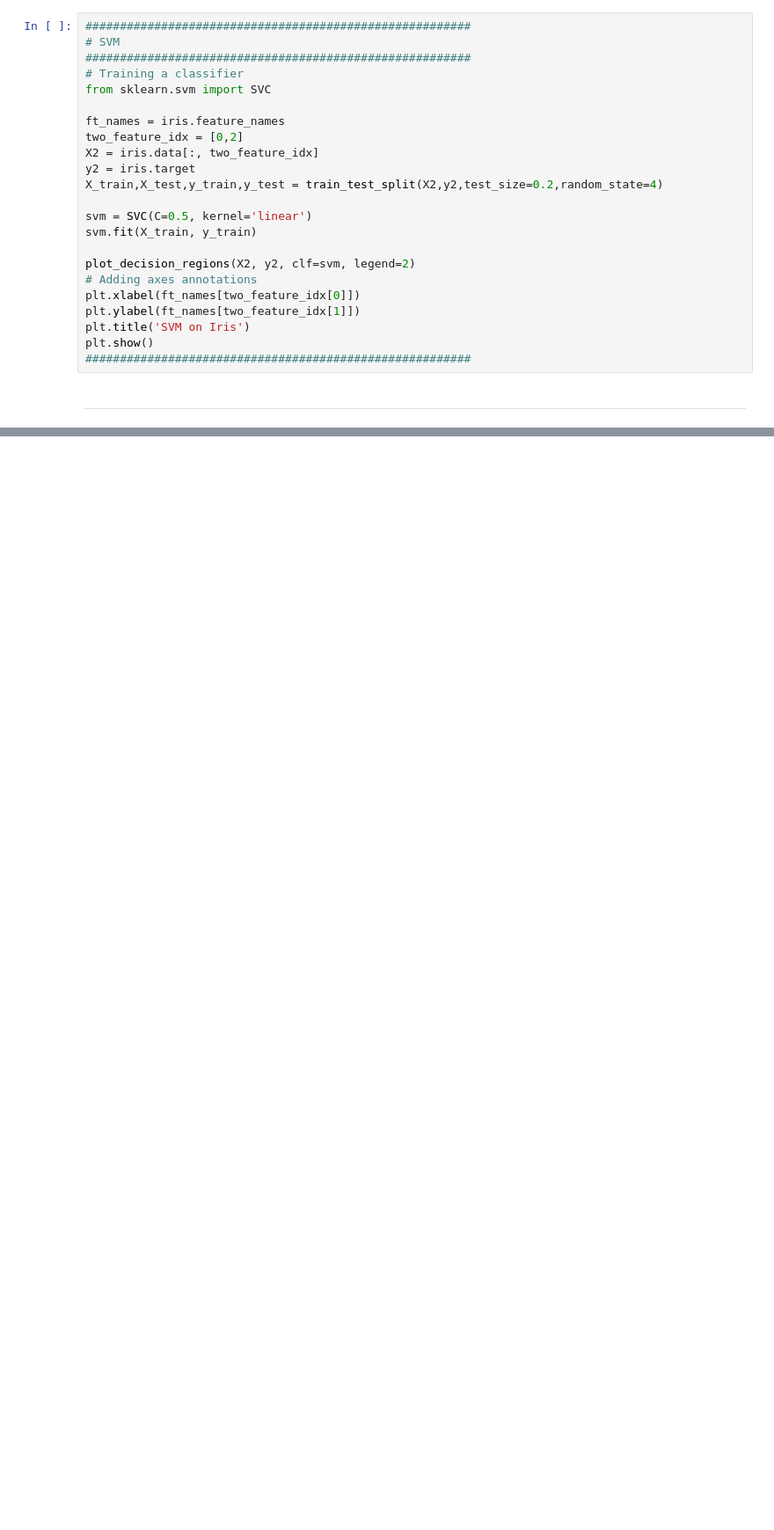
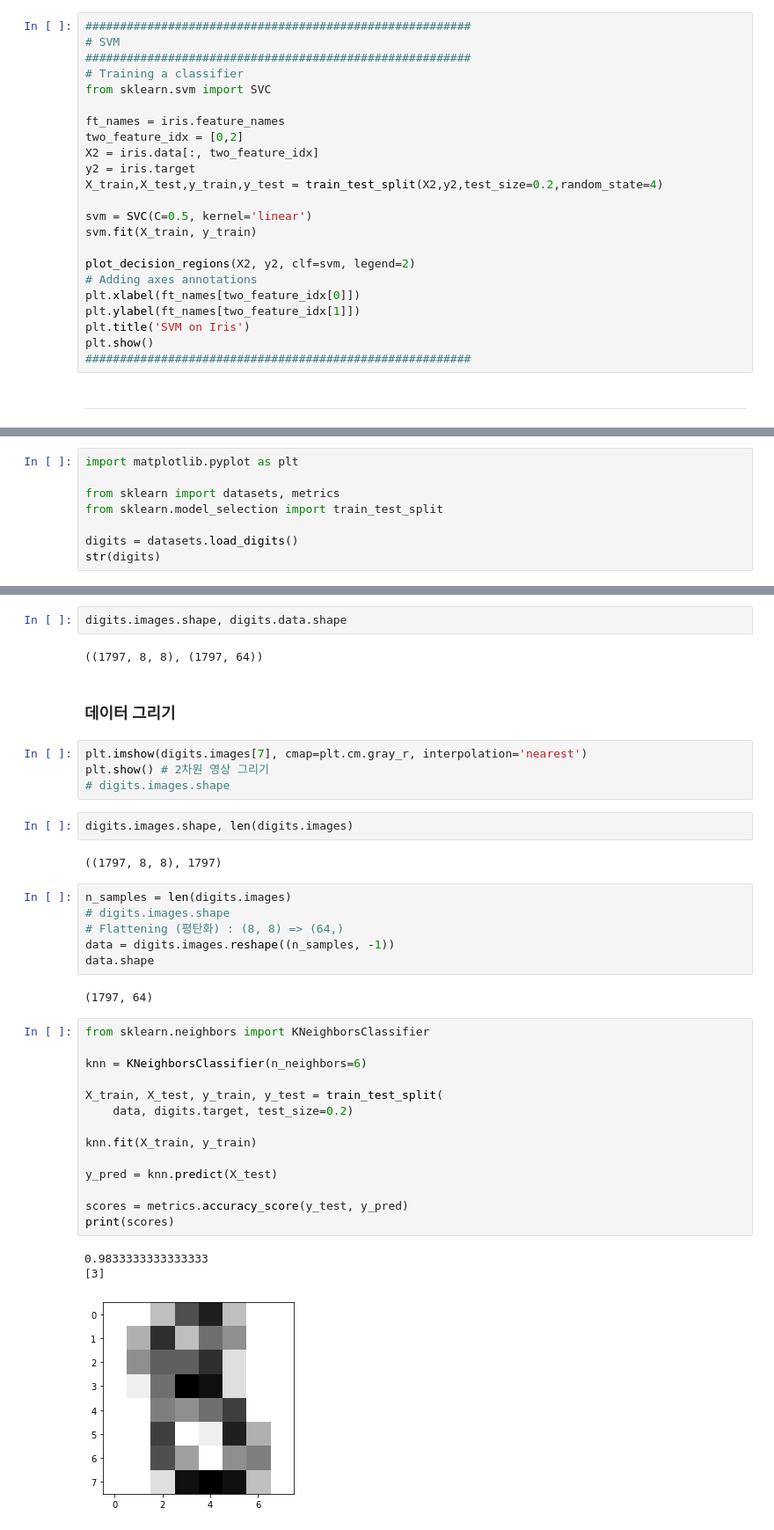
Before and after one commit to jae-hyuck/dl13, a Jupyter notebook: notebook/ch03_l_intro.ipynb, the cells around one changed output, grey strips where cells are left out. Shown: that part at 88% size. Saved outputs shown, nothing was run; the diff lists cells and outputs as text; blank space fills up the shorter version.

```diff
--- a/notebook/ch03_l_intro.ipynb
+++ b/notebook/ch03_l_intro.ipynb
@@ -135,0 +141,8 @@ plt.show()
+# %%
+import matplotlib.pyplot as plt
+
+from sklearn import datasets, metrics
+from sklearn.model_selection import train_test_split
+
+digits = datasets.load_digits()
+str(digits)
@@ -135,0 +159,40 @@ plt.show()
+# %%
+digits.images.shape, digits.data.shape
+# %% [output]
+((1797, 8, 8), (1797, 64))
+# %% [markdown]
+### 데이터 그리기
+# %%
+plt.imshow(digits.images[7], cmap=plt.cm.gray_r, interpolation='nearest')
+plt.show() # 2차원 영상 그리기
+# digits.images.shape
+# %%
+digits.images.shape, len(digits.images)
+# %% [output]
+((1797, 8, 8), 1797)
+# %%
+n_samples = len(digits.images)
+# digits.images.shape
+# Flattening (평탄화) : (8, 8) => (64,)
+data = digits.images.reshape((n_samples, -1))
+data.shape
+# %% [output]
+(1797, 64)
+# %%
+from sklearn.neighbors import KNeighborsClassifier
+
+knn = KNeighborsClassifier(n_neighbors=6)
+
+X_train, X_test, y_train, y_test = train_test_split(
+    data, digits.target, test_size=0.2)
+
+knn.fit(X_train, y_train)
+
+y_pred = knn.predict(X_test)
+
+scores = metrics.accuracy_score(y_test, y_pred)
+print(scores)
+# %% [output]
+0.9833333333333333
+[3]
+[figure, added]
```
Also changed, not shown: parts of 7 cells of this notebook.
